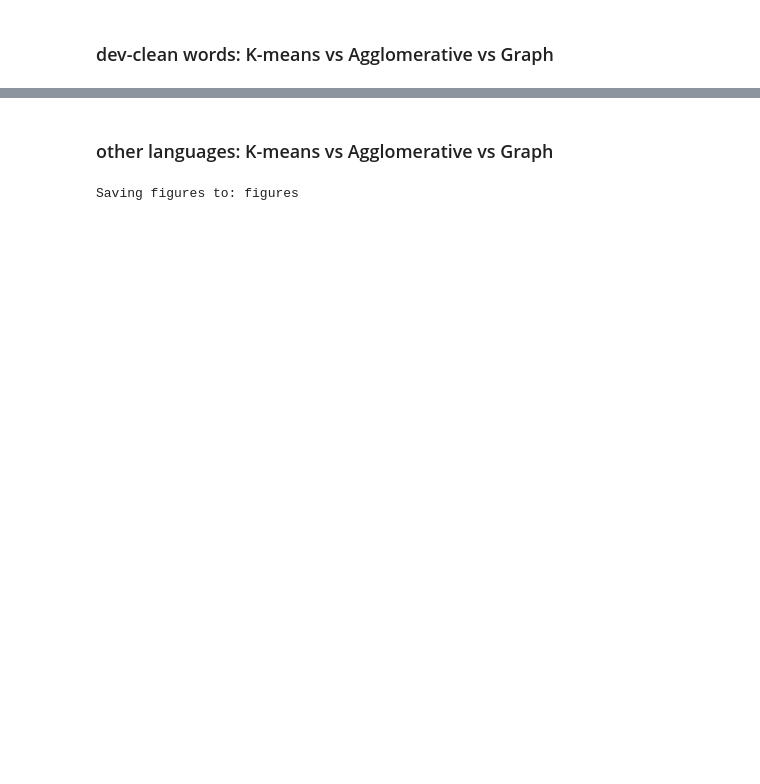
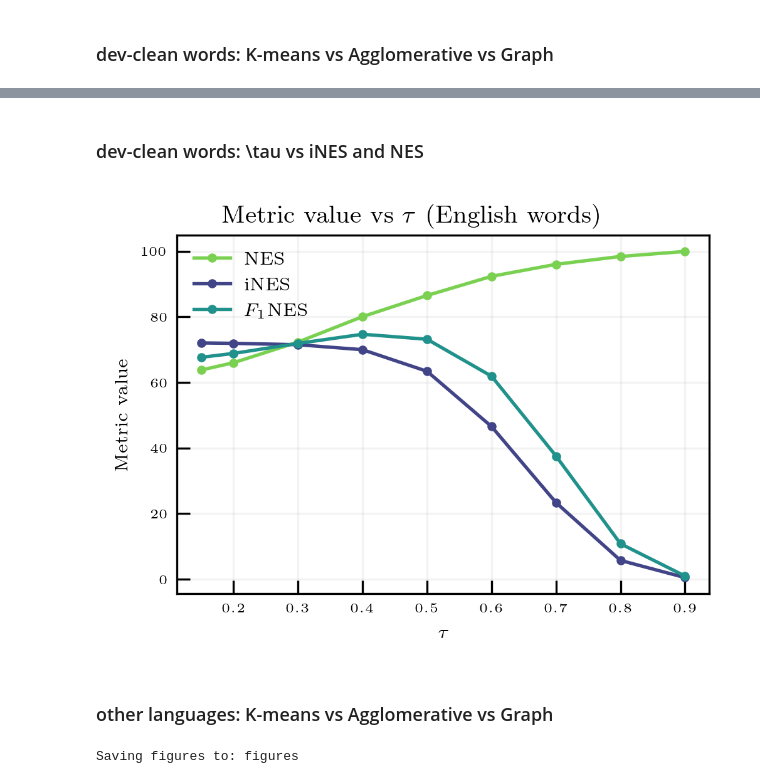
Before and after one commit to adendorffy/zipf-clus, a Jupyter notebook: figs.ipynb, the cells around one changed output, grey strips where cells are left out. Saved outputs shown, nothing was run; the diff lists cells and outputs as text; code cells hidden in the pictures; blank space fills up the shorter version.

```diff
--- a/figs.ipynb
+++ b/figs.ipynb
@@ -523,3 +552,58 @@ plt.show()
+# %% [markdown]
+### dev-clean words: \tau vs iNES and NES
+# %%
+thresholds = [0.15, 0.2, 0.3, 0.4, 0.5, 0.6, 0.7, 0.8, 0.9]
+# clusters = [610, 755, 1_381, 2_830, 5_302, 10_521, 20_563, 39_166, 53_392]
+nes_vals = [63.77, 66.00, 72.30, 80.05, 86.50, 92.34, 96.00, 98.40, 99.92]
+ines_vals = [72.03, 71.91, 71.48, 69.96, 63.37, 46.53, 23.32, 5.70, 0.47]
+f1_nes = [67.65, 68.83, 71.89, 74.67, 73.15, 61.88, 37.53, 10.78, 0.94]
+
+fig, ax = plt.subplots(figsize=(3.4, 2.4), dpi=300)
+color_map = plt.get_cmap("viridis")
+ax.plot(
+    thresholds, nes_vals,
+    marker="o",
+    markersize=2.5,
+    linewidth=1.3,
+    color=color_map(0.8),
+    label="NES",
+)
+ax.plot(
+    thresholds, ines_vals,
+    marker="o",
+    markersize=2.5,
+    linewidth=1.3,
+    color=color_map(0.2),
+    label="iNES",
+)
+ax.plot(
+    thresholds, f1_nes,
+    marker="o",
+    markersize=2.5,
+    linewidth=1.3,
+    color=color_map(0.5),
+    label="$F_1$NES",
+)
+
+# ax.axvline(x=8_372, color="black", linestyle=":", linewidth=1.0, alpha=1.0)
+# ax.text(9000, 0.93,  r"True $K$ ($\tau$=0.7)", ha="left", fontsize=6,
+#         transform=ax.get_xaxis_transform())
+
+# ax.set_xscale("log")
+ax.set_xlabel(r"$\tau$")
+ax.set_ylabel(r"Metric value")
+
+ax.grid(True, which="both", ls="-", alpha=0.15)
+ax.tick_params(direction="in", which="both", length=5)
+
+ax.legend(frameon=False, loc="best")
+
+fig.tight_layout()
+fig.suptitle(r"Metric value vs $\tau$ (English words)", y=1.02)
+fig.savefig("figures/tau_vs_NES.pdf", bbox_inches="tight")
+plt.show()
+# %% [output]
+[figure, added]
 # %% [markdown]
 ### other languages: K-means vs Agglomerative vs Graph
 # %%
```
Also changed, not shown: parts of 7 cells of this notebook.
